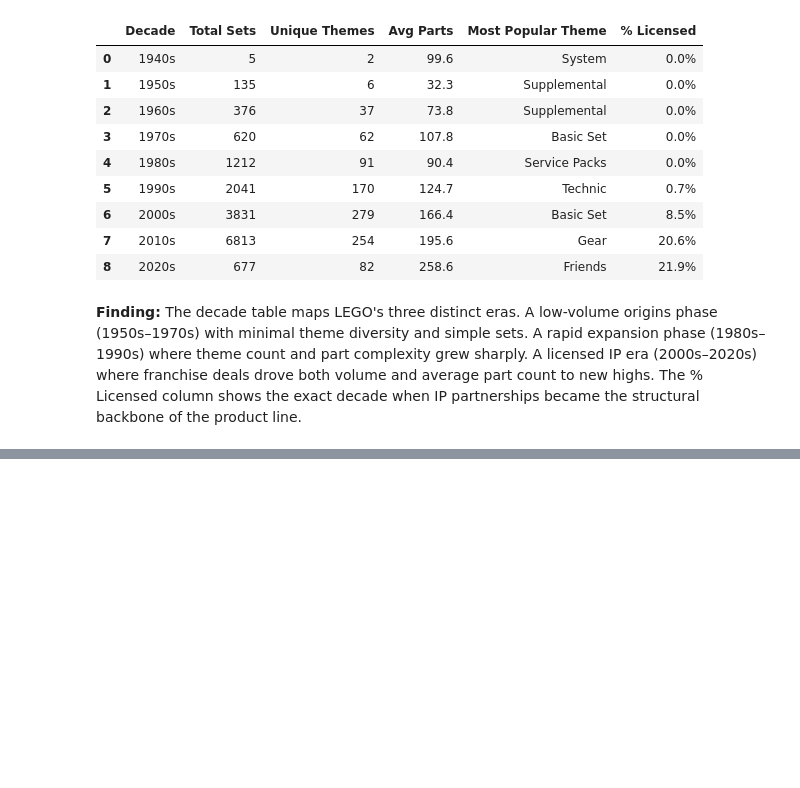
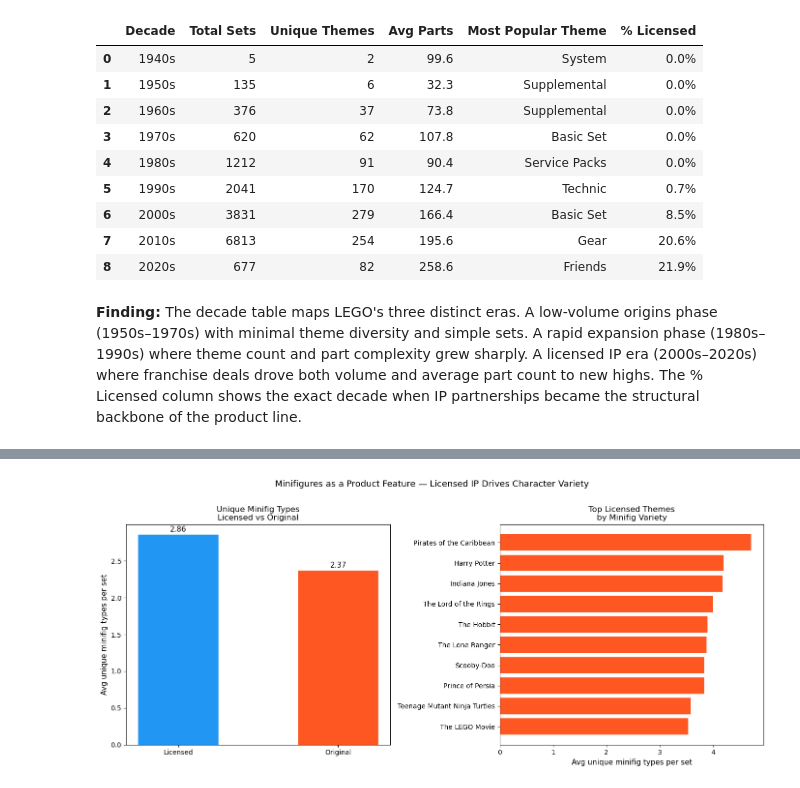
Before and after one commit to xavier-oc-programming/lego-dataset-analysis, a Jupyter notebook: notebooks/analysis/lego_analysis.ipynb, the cells around one changed output, grey strips where cells are left out. Cells and saved outputs as stored; diff of their text form; code cells hidden in the pictures; blank space fills up the shorter version.

```diff
--- a/notebooks/analysis/lego_analysis.ipynb
+++ b/notebooks/analysis/lego_analysis.ipynb
@@ -1005,0 +1072,36 @@ LEGO Production Summary by Decade
+# %%
+# licensed vs original: distribution of unique fig types per set
+fig, axes = plt.subplots(1, 2, figsize=(14, 6))
+
+# left: avg unique fig types — licensed vs original
+ip_means = set_figs.groupby('ip_type')['unique_fig_types'].mean()
+colors_bar = ['#2196F3', '#FF5722']
+axes[0].bar(ip_means.index, ip_means.values, color=colors_bar, edgecolor='none', width=0.5)
+axes[0].set_ylabel('Avg unique minifig types per set', fontsize=11)
+axes[0].set_title('Unique Minifig Types\nLicensed vs Original', fontsize=12)
+for i, (label, val) in enumerate(ip_means.items()):
+    axes[0].text(i, val + 0.02, f'{val:.2f}', ha='center', va='bottom', fontsize=11)
+
+# right: top 10 licensed themes by avg unique fig types (min 10 sets)
+top_lic = (
+    set_figs[set_figs['ip_type'] == 'Licensed']
+    .groupby('theme_name')
+    .agg(avg_unique=('unique_fig_types', 'mean'), set_count=('set_num', 'count'))
+    .query('set_count >= 5')
+    .sort_values('avg_unique', ascending=False)
+    .head(10)
+)
+axes[1].barh(range(len(top_lic)), top_lic['avg_unique'][::-1],
+             color='#FF5722', edgecolor='none')
+axes[1].set_yticks(range(len(top_lic)))
+axes[1].set_yticklabels(top_lic.index[::-1], fontsize=10)
+axes[1].set_xlabel('Avg unique minifig types per set', fontsize=11)
+axes[1].set_title('Top Licensed Themes\nby Minifig Variety', fontsize=12)
+
+plt.suptitle('Minifigures as a Product Feature — Licensed IP Drives Character Variety',
+             fontsize=13, y=1.01)
+plt.tight_layout()
+plt.savefig('../../plots/minifig_licensed_vs_original.png', dpi=150, bbox_inches='tight')
+plt.show()
+# %% [output]
+[figure, added]
```
Also changed, not shown: parts of 11 cells of this notebook, 14 other files.
